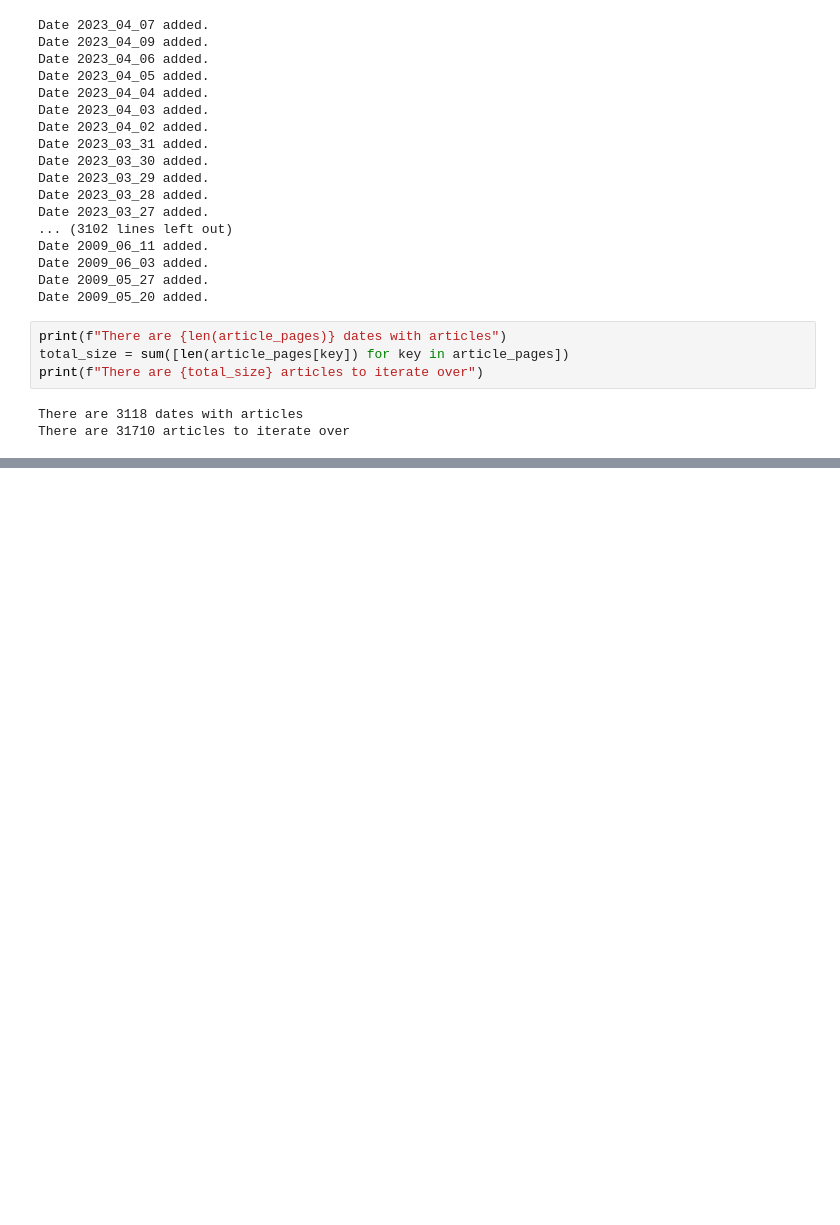
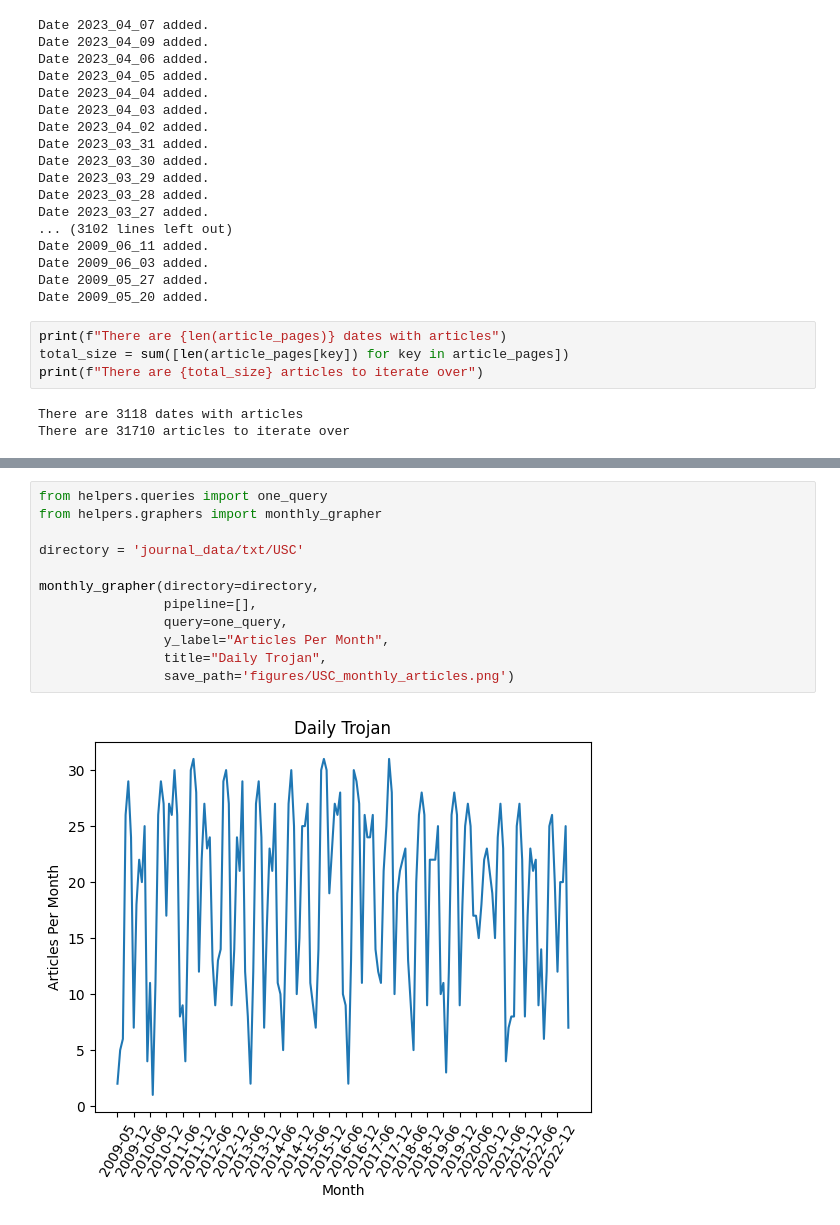
Before and after one commit to aLehav/Olami, a Jupyter notebook: USC.ipynb, the cells around one changed output, grey strips where cells are left out. Drawn from its saved outputs; the diff is of its cells as text; blank space fills up the shorter version.

```diff
--- a/USC.ipynb
+++ b/USC.ipynb
@@ -240,0 +182,14 @@ plt.show()
+# %%
+from helpers.queries import one_query
+from helpers.graphers import monthly_grapher
+
+directory = 'journal_data/txt/USC'
+
+monthly_grapher(directory=directory,
+                pipeline=[],
+                query=one_query,
+                y_label="Articles Per Month",
+                title="Daily Trojan",
+                save_path='figures/USC_monthly_articles.png')
+# %% [output]
+[figure, added]
```
Also changed, not shown: parts of 7 cells of this notebook, 26 other files.
